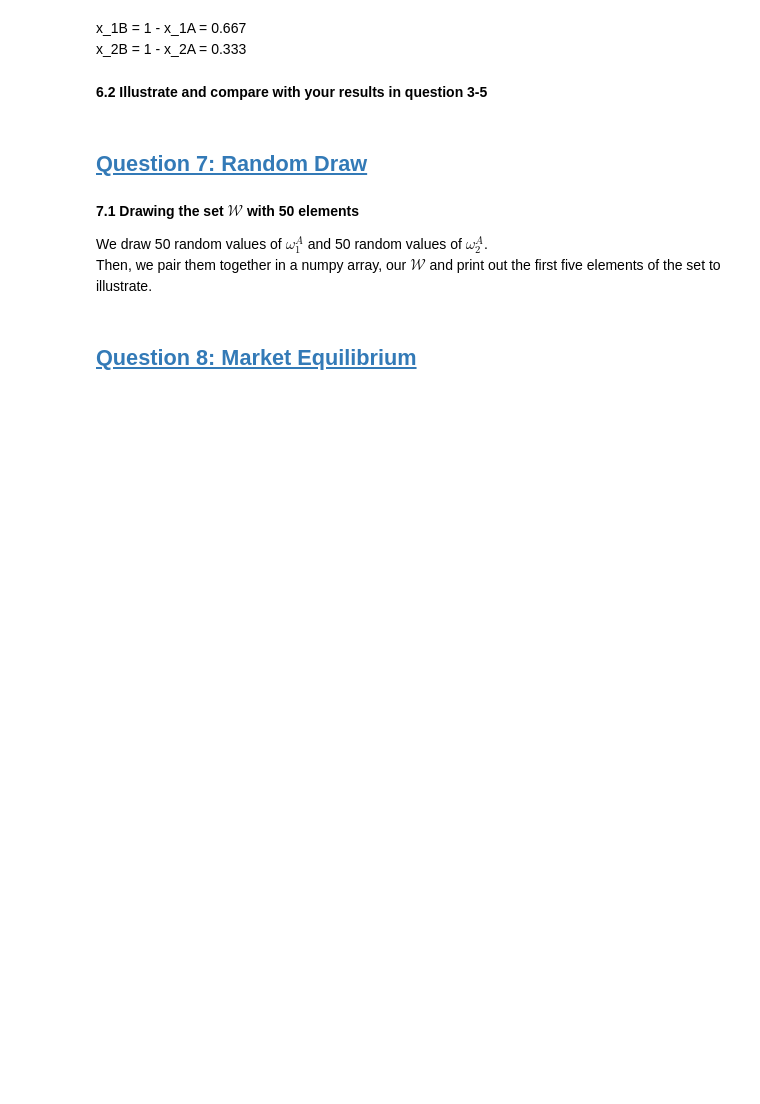
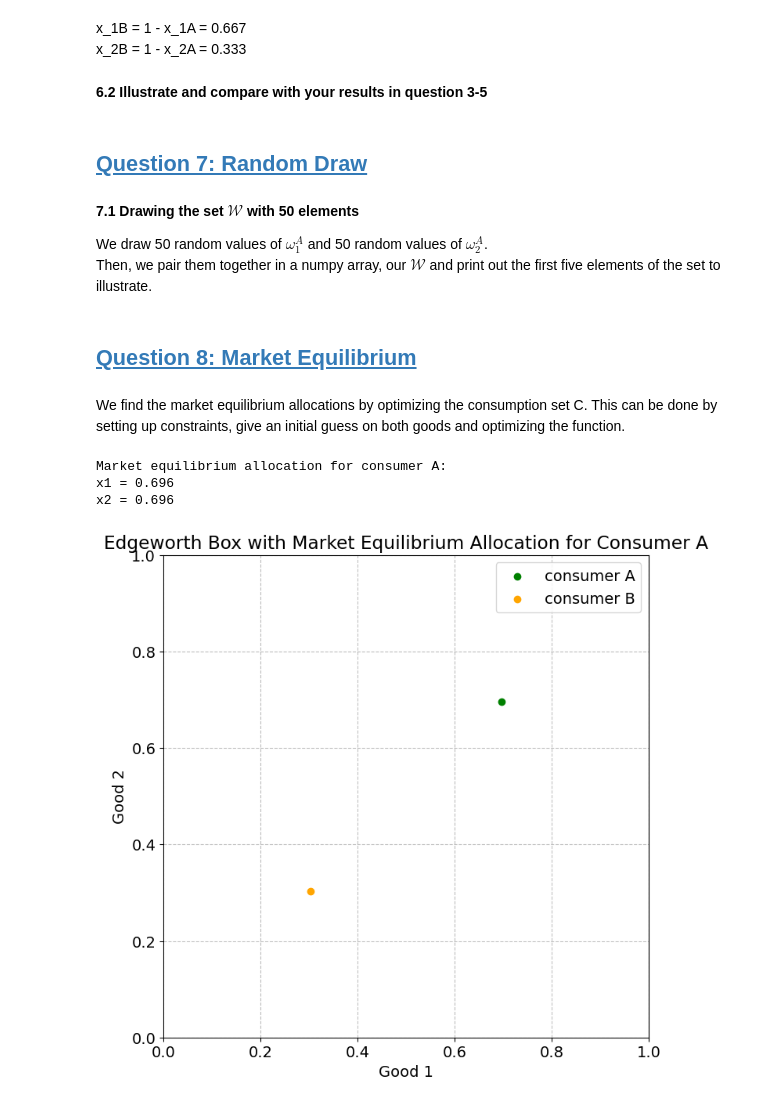
Before and after one commit to NumEconCopenhagen/Projects_2024_Emma-Anna-Oscar, a Jupyter notebook: inauguralproject/inauguralproject.ipynb, the cells around one changed output. Cells and saved outputs as stored; diff of their text form; code cells hidden in the pictures; blank space fills up the shorter version.

```diff
--- a/inauguralproject/inauguralproject.ipynb
+++ b/inauguralproject/inauguralproject.ipynb
@@ -365,31 +353,29 @@ print(f"wA2 = {wA2:.3f}")
+# %% [markdown]
+We find the market equilibrium allocations by optimizing the consumption set C. This can be done by setting up constraints, give an initial guess on both goods and optimizing the function.
 # %%
-def plot_edgeworth_box(W):
-    plt.figure(figsize=(6, 6))
-    plt.plot([0 ,1], [1, 0], color='orange')
-    plt.plot([0 ,1], [0, 1], color='orange')
-    plt.fill([0, 1, 1, 0], [1, 0, 1, 2], color='lightgrey', alpha=0.5)
-    plt.scatter(W[:, 1], W[:, 1], color='blue', label='W')
-    plt.scatter(W[0][0], W[0][1], color='red', label='Market Equilibrium Allocation for A')
-    plt.xlabel('Good 1 (wA1)')
-    plt.xlabel('Good 2 (wA2)')
-    plt.title('Edgeworth Box with Market Equilibrium Allocation for Consumer A')
-    plt.xlim(0, 1)
-    plt.ylim(0, 1)
-    plt.legend()
-    plt.grid(True)
+x1, x2 = model.market_equilibrium_allocation8()
+
+print("Market equilibrium allocation for consumer A:")
+print(f"x1 = {x1:.3f}")
+print(f"x2 = {x2:.3f}")
 
 x1A, x2A = x1, x2
 x1B = 1 - x1A
 x2B = 1 - x2A
 
 plt.figure(figsize=(8, 8))
 plt.scatter(x1A, x2A, color='green', label='consumer A')
 plt.scatter(x1B, x2B, color='orange', label='consumer B')
 plt.xlabel('Good 1')
 plt.ylabel('Good 2')
 plt.title('Edgeworth Box with Market Equilibrium Allocation for Consumer A')
 plt.xlim(0, 1)
 plt.ylim(0, 1)
 plt.legend()
 plt.grid(True)
 plt.show()
+# %% [output]
+Market equilibrium allocation for consumer A:
+x1 = 0.696
+x2 = 0.696
+[figure, added]
```
Also changed, not shown: parts of 2 cells of this notebook, 1 other file.
